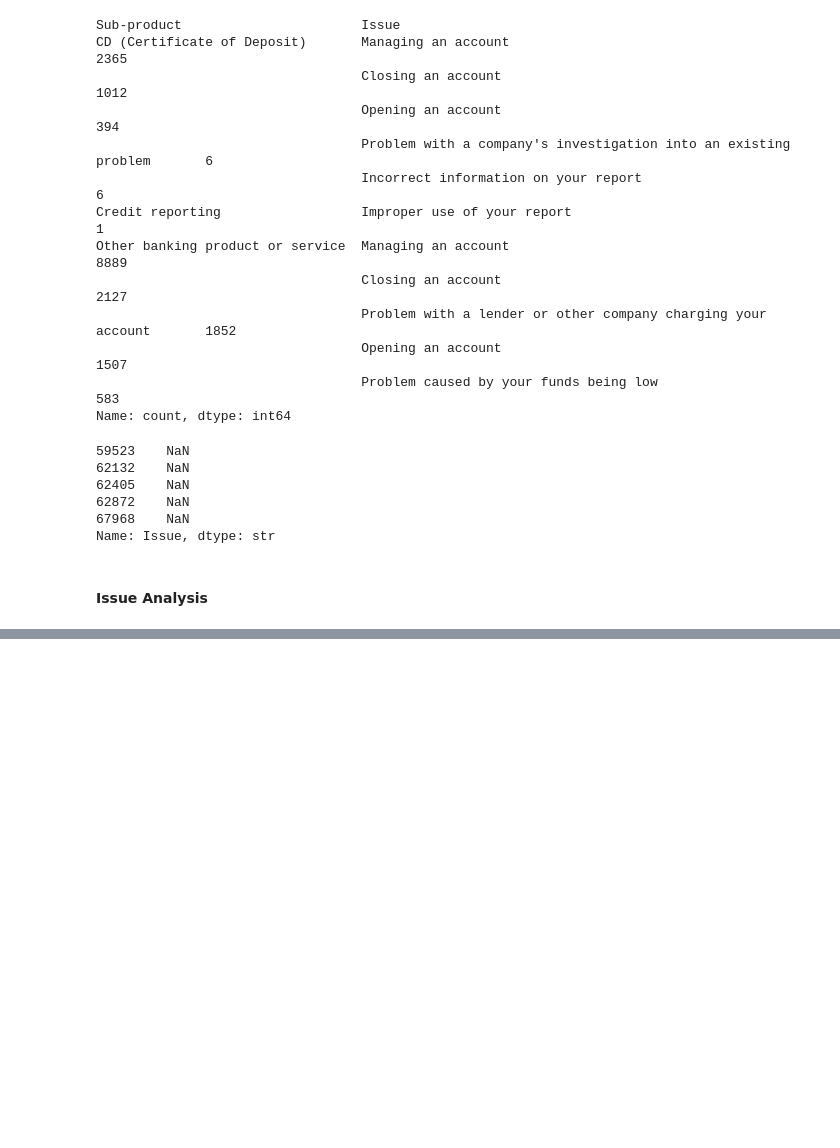
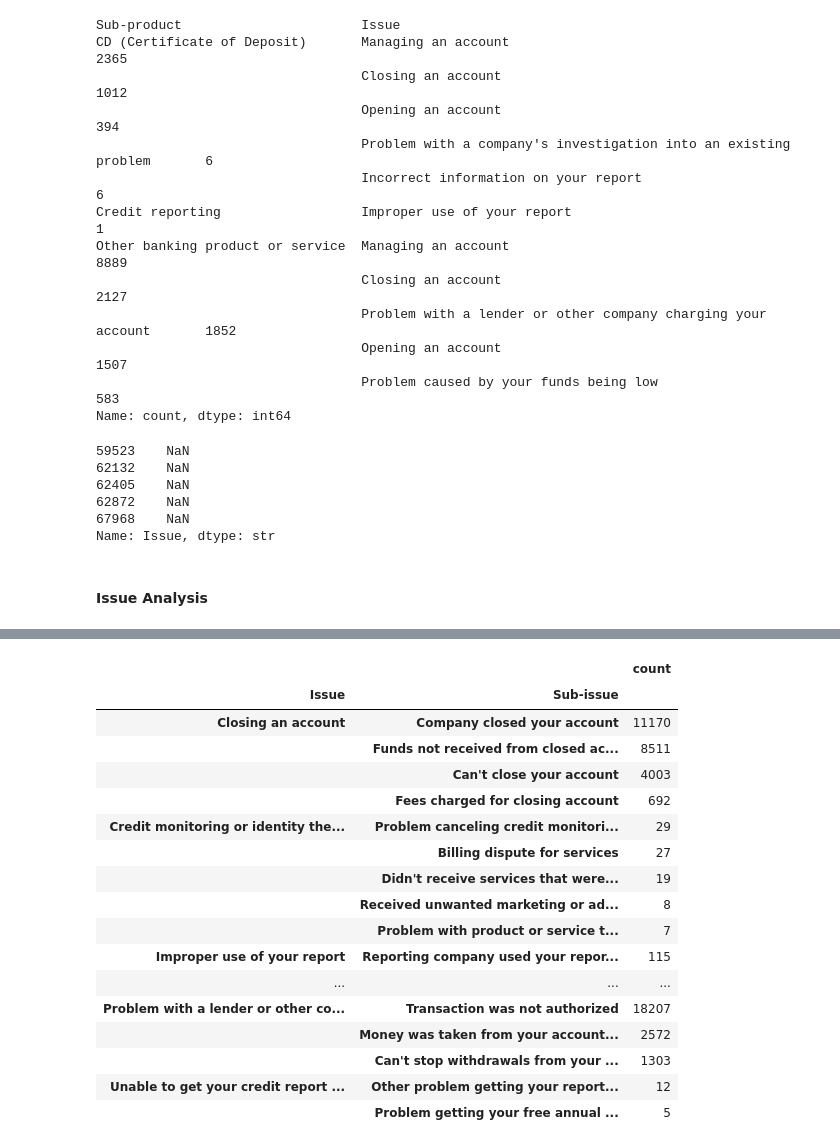
Before and after one commit to Rayyan-2205/project-3, a Jupyter notebook: notebook/analysis.ipynb, the cells around one changed output, grey strips where cells are left out. Cells and saved outputs as stored; diff of their text form; code cells hidden in the pictures; blank space fills up the shorter version.

```diff
--- a/notebook/analysis.ipynb
+++ b/notebook/analysis.ipynb
@@ -572,0 +609,21 @@ Name: count, dtype: int64
+# %%
+pd.DataFrame(df.groupby('Issue')['Sub-issue'].value_counts())
+# %% [output]
+|  |  | count |
+| Issue | Sub-issue |  |
+| Closing an account | Company closed your account | 11170 |
+|  | Funds not received from closed ac... | 8511 |
+|  | Can't close your account | 4003 |
+|  | Fees charged for closing account | 692 |
+| Credit monitoring or identity the... | Problem canceling credit monitori... | 29 |
+|  | Billing dispute for services | 27 |
+|  | Didn't receive services that were... | 19 |
+|  | Received unwanted marketing or ad... | 8 |
+|  | Problem with product or service t... | 7 |
+| Improper use of your report | Reporting company used your repor... | 115 |
+| ... | ... | ... |
+| Problem with a lender or other co... | Transaction was not authorized | 18207 |
+|  | Money was taken from your account... | 2572 |
+|  | Can't stop withdrawals from your ... | 1303 |
+| Unable to get your credit report ... | Other problem getting your report... | 12 |
+|  | Problem getting your free annual ... | 5 |
```
Also changed, not shown: parts of 16 cells of this notebook.
